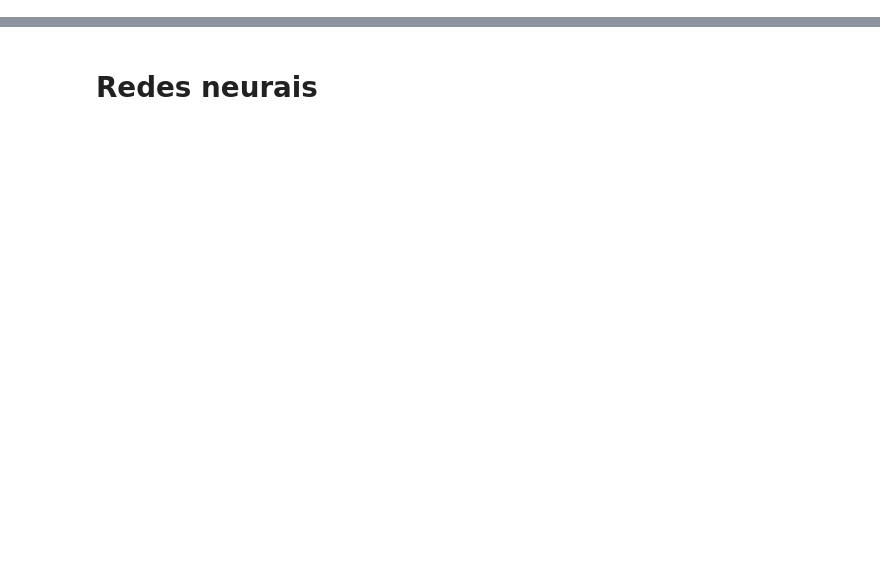
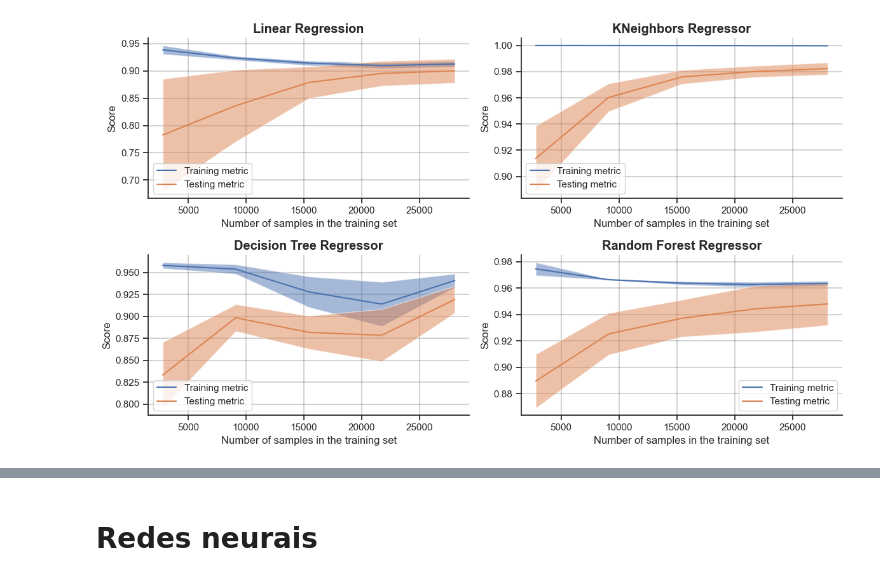
Before and after one commit to MatBrands/Data4All_Business-Case, a Jupyter notebook: main/notebooks/model.ipynb, the cells around one changed output, grey strips where cells are left out. Saved outputs shown, nothing was run; the diff lists cells and outputs as text; code cells hidden in the pictures; blank space fills up the shorter version.

```diff
--- a/main/notebooks/model.ipynb
+++ b/main/notebooks/model.ipynb
@@ -135,0 +268,7 @@ plt.show()
+# %%
+model_list = {
+    'Linear Regression': create_model(LinearRegression(copy_X=True, fit_intercept=True, positive=False)),
+    'KNeighbors Regressor': create_model(KNeighborsRegressor(algorithm='brute', n_neighbors=3, weights='distance')),
+    'Decision Tree Regressor': create_model(DecisionTreeRegressor(max_depth=9, max_features='sqrt', min_samples_leaf=3, min_samples_split=9, random_state=777)),
+    'Random Forest Regressor': create_model(RandomForestRegressor(max_depth=9, max_features='sqrt', min_samples_leaf=3, min_samples_split=9, random_state=777, n_jobs=-1)),
+}
@@ -135,0 +277,5 @@ plt.show()
+# %%
+create_learning_curves(model_list, features, target)
+plt.show()
+# %% [output]
+[figure, added]
```
Also changed, not shown: parts of 33 cells of this notebook.
